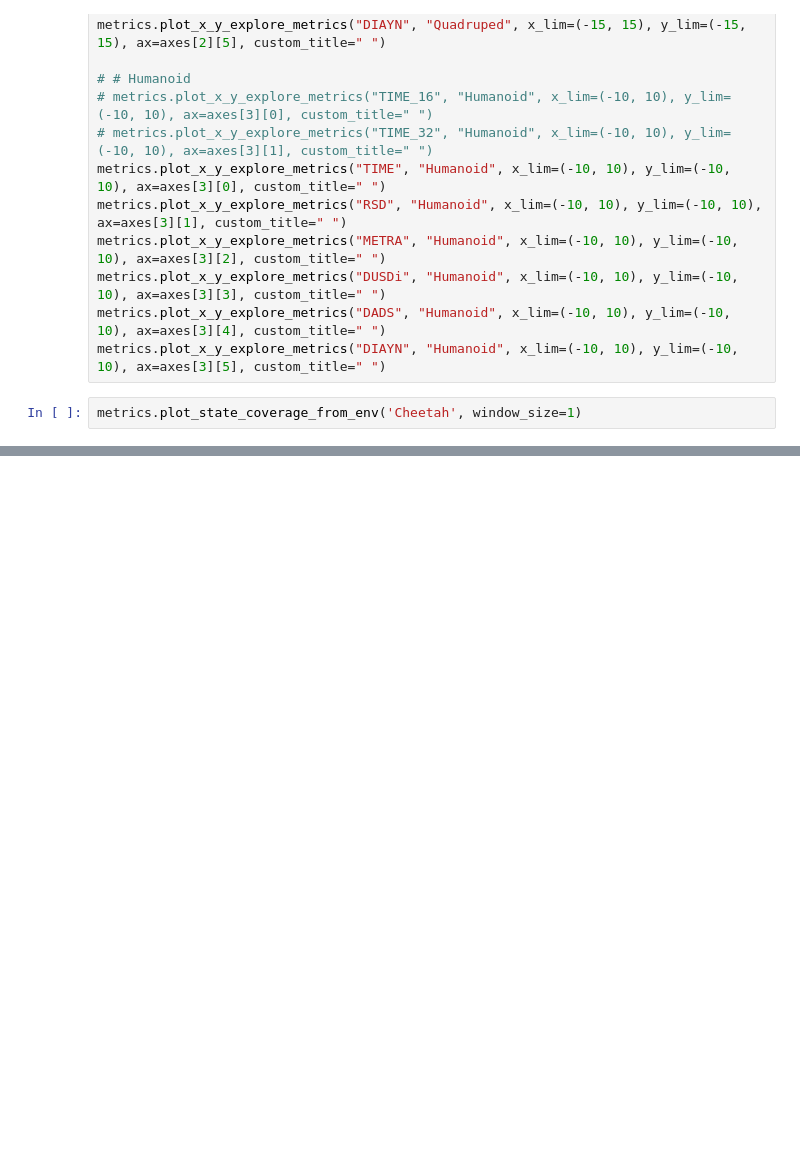
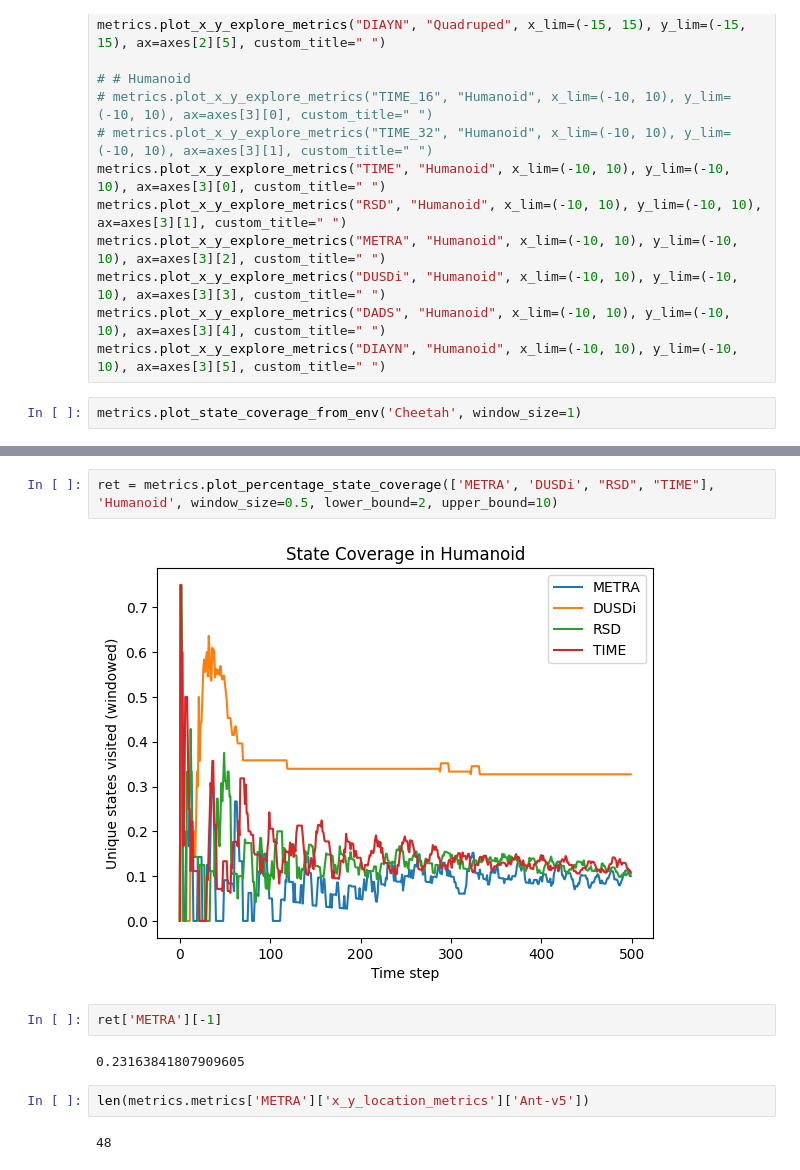
Before and after one commit to trinhminh11/TIME, a Jupyter notebook: metrics.ipynb, the cells around one changed output, grey strips where cells are left out. Cells and saved outputs as stored; diff of their text form; blank space fills up the shorter version.

```diff
--- a/metrics.ipynb
+++ b/metrics.ipynb
@@ -71,3 +79,15 @@ metrics.plot_state_coverage_from_env('Cheetah', window_size=1)
+# %%
+ret = metrics.plot_percentage_state_coverage(['METRA', 'DUSDi', "RSD", "TIME"], 'Humanoid', window_size=0.5, lower_bound=2, upper_bound=10)
+# %% [output]
+[figure, added]
+# %%
+ret['METRA'][-1]
+# %% [output]
+0.23163841807909605
+# %%
+len(metrics.metrics['METRA']['x_y_location_metrics']['Ant-v5'])
+# %% [output]
+48
 # %%
 row = 1
 col = 3
```
Also changed, not shown: parts of 6 cells of this notebook.
